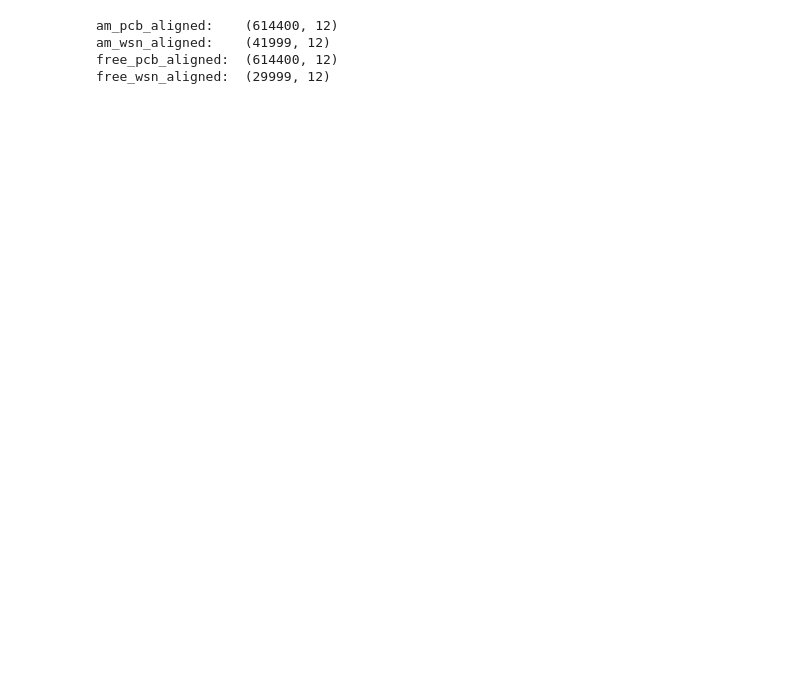
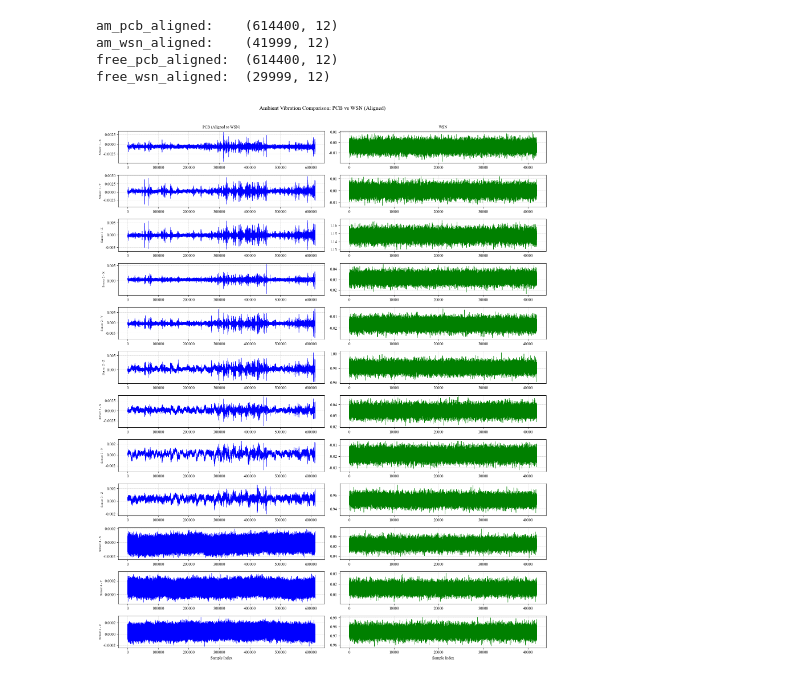
Before and after one commit to Shuaiwen-Cui/ArduinoNode, a Jupyter notebook: EVALUATION/LAB-TEST/data-analysis.ipynb, the cells around one changed output. Drawn from its saved outputs; the diff is of its cells as text; code cells hidden in the pictures; blank space fills up the shorter version.

```diff
--- a/EVALUATION/LAB-TEST/data-analysis.ipynb
+++ b/EVALUATION/LAB-TEST/data-analysis.ipynb
@@ -42,4 +46,42 @@ am_pcb_aligned:    (614400, 12)
 am_wsn_aligned:    (41999, 12)
 free_pcb_aligned:  (614400, 12)
 free_wsn_aligned:  (29999, 12)
+# %%
+# === Time Axes (independent) ===
+time_pcb_am = np.arange(am_pcb_aligned.shape[0])
+time_wsn_am = np.arange(am_wsn_aligned.shape[0])
+
+# === Channel Labels ===
+channel_labels = [
+    "Sensor 1 - X", "Sensor 1 - Y", "Sensor 1 - Z",
+    "Sensor 2 - X", "Sensor 2 - Y", "Sensor 2 - Z",
+    "Sensor 3 - X", "Sensor 3 - Y", "Sensor 3 - Z",
+    "Sensor 4 - X", "Sensor 4 - Y", "Sensor 4 - Z"
+]
+
+# === Plot ===
+fig, axes = plt.subplots(12, 2, figsize=(16, 20), sharex=False)
+
+for i in range(12):
+    # Left: PCB (Aligned)
+    axes[i, 0].plot(time_pcb_am, am_pcb_aligned[:, i], color='blue', linewidth=0.8)
+    axes[i, 0].set_ylabel(channel_labels[i], fontsize=8)
+    axes[i, 0].grid(True, linestyle='--', linewidth=0.4)
+    if i == 0:
+        axes[i, 0].set_title("PCB (Aligned to WSN)", fontsize=10)
+
+    # Right: WSN
+    axes[i, 1].plot(time_wsn_am, am_wsn_aligned[:, i], color='green', linewidth=0.8)
+    axes[i, 1].grid(True, linestyle='--', linewidth=0.4)
+    if i == 0:
+        axes[i, 1].set_title("WSN", fontsize=10)
+
+axes[-1, 0].set_xlabel("Sample Index", fontsize=10)
+axes[-1, 1].set_xlabel("Sample Index", fontsize=10)
+
+fig.suptitle("Ambient Vibration Comparison: PCB vs WSN (Aligned)", fontsize=14)
+plt.tight_layout(rect=[0, 0, 1, 0.97])
+plt.show()
+# %% [output]
+[figure, added]
 # %%
```
Also changed, not shown: parts of 6 cells of this notebook, 5 other files.
